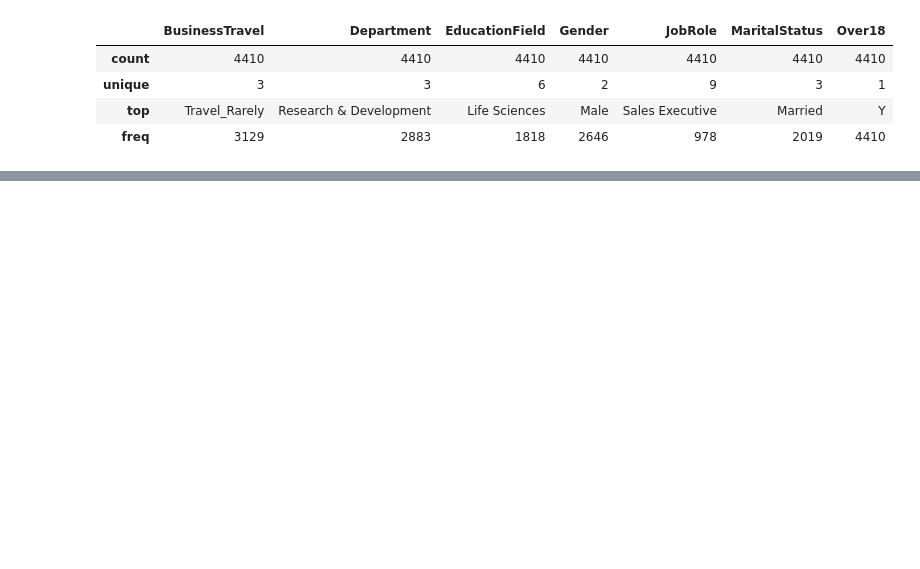
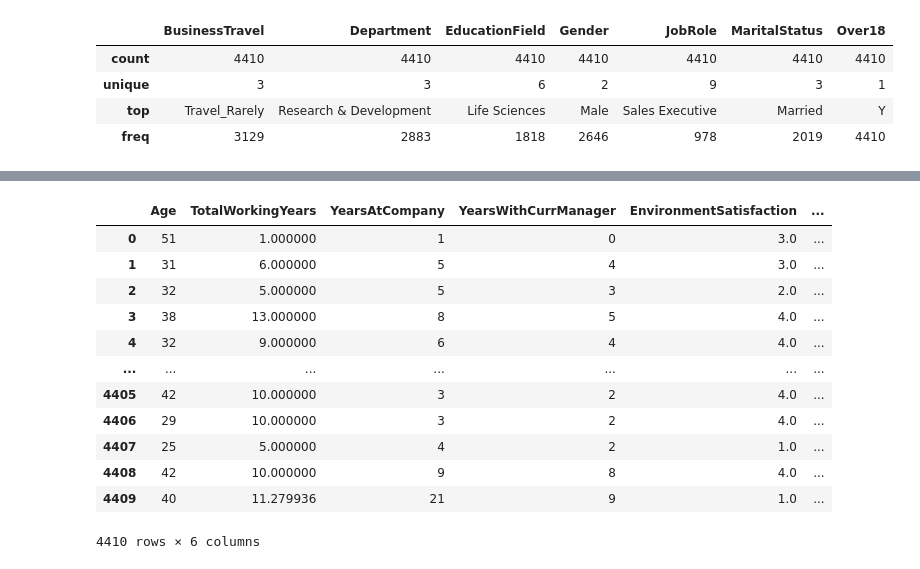
Before and after one commit to IBM-EPBL/IBM-Project-32269-1660208979, a Jupyter notebook: Project Development Phase/Sprint 2/Sprint2.ipynb, the cells around one changed output, grey strips where cells are left out. Cells and saved outputs as stored; diff of their text form; code cells hidden in the pictures; blank space fills up the shorter version.

```diff
--- a/Project Development Phase/Sprint 2/Sprint2.ipynb
+++ b/Project Development Phase/Sprint 2/Sprint2.ipynb
@@ -187,0 +295,18 @@ df.describe(include=['object'])
+# %%
+# Choosing only the highly correlated columns for x
+x=df[['Age','TotalWorkingYears','YearsAtCompany','YearsWithCurrManager','EnvironmentSatisfaction','JobSatisfaction']]
+x
+# %% [output]
+|  | Age | TotalWorkingYears | YearsAtCompany | YearsWithCurrManager | EnvironmentSatisfaction | ... |
+| 0 | 51 | 1.000000 | 1 | 0 | 3.0 | ... |
+| 1 | 31 | 6.000000 | 5 | 4 | 3.0 | ... |
+| 2 | 32 | 5.000000 | 5 | 3 | 2.0 | ... |
+| 3 | 38 | 13.000000 | 8 | 5 | 4.0 | ... |
+| 4 | 32 | 9.000000 | 6 | 4 | 4.0 | ... |
+| ... | ... | ... | ... | ... | ... | ... |
+| 4405 | 42 | 10.000000 | 3 | 2 | 4.0 | ... |
+| 4406 | 29 | 10.000000 | 3 | 2 | 4.0 | ... |
+| 4407 | 25 | 5.000000 | 4 | 2 | 1.0 | ... |
+| 4408 | 42 | 10.000000 | 9 | 8 | 4.0 | ... |
+| 4409 | 40 | 11.279936 | 21 | 9 | 1.0 | ... |
+4410 rows × 6 columns
```
Also changed, not shown: parts of 27 cells of this notebook.
